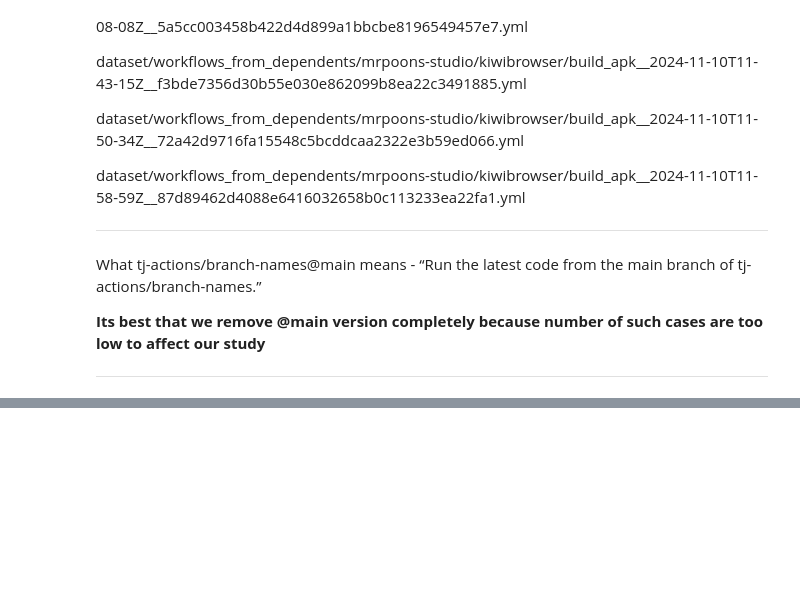
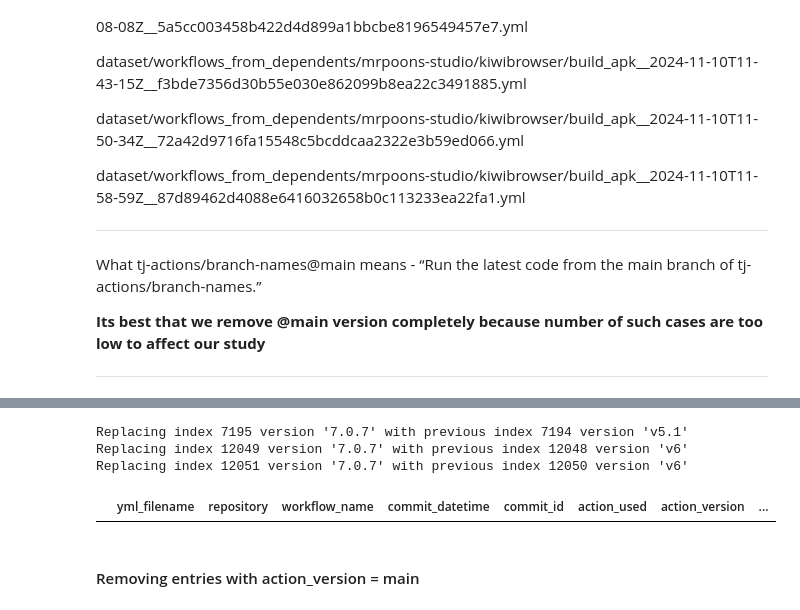
Before and after one commit to Vaibhav150123045/pipeline-level-analysis-main, a Jupyter notebook: analysis.ipynb, the cells around one changed output, grey strips where cells are left out. Saved outputs shown, nothing was run; the diff lists cells and outputs as text; code cells hidden in the pictures; blank space fills up the shorter version.

```diff
--- a/analysis.ipynb
+++ b/analysis.ipynb
@@ -410,0 +442,17 @@ df_tjactions.to_csv("tj-actions-usage.csv", index=False)
+# %%
+for idx, row in df_branch_names.iterrows():
+    if row['action_version'] == '7.0.7':
+        prev_idx = idx - 1
+        if prev_idx >= 0 and df_branch_names.at[prev_idx, 'repository'] == row['repository'] and df_branch_names.at[prev_idx, 'workflow_name'] == row['workflow_name']:
+            print(f"Replacing index {idx} version '7.0.7' with previous index {prev_idx} version '{df_branch_names.at[prev_idx, 'action_version']}'")
+            df_branch_names.at[idx, 'action_version'] = df_branch_names.at[prev_idx, 'action_version']
+# %% [output]
+Replacing index 7195 version '7.0.7' with previous index 7194 version 'v5.1'
+Replacing index 12049 version '7.0.7' with previous index 12048 version 'v6'
+Replacing index 12051 version '7.0.7' with previous index 12050 version 'v6'
+# %%
+df_branch_names[df_branch_names['action_version'] == '7.0.7']
+# %% [output]
+|  | yml_filename | repository | workflow_name | commit_datetime | commit_id | action_used | action_version | ... |
+# %% [markdown]
+#### Removing entries with action_version = main
```
Also changed, not shown: parts of 13 cells of this notebook.
